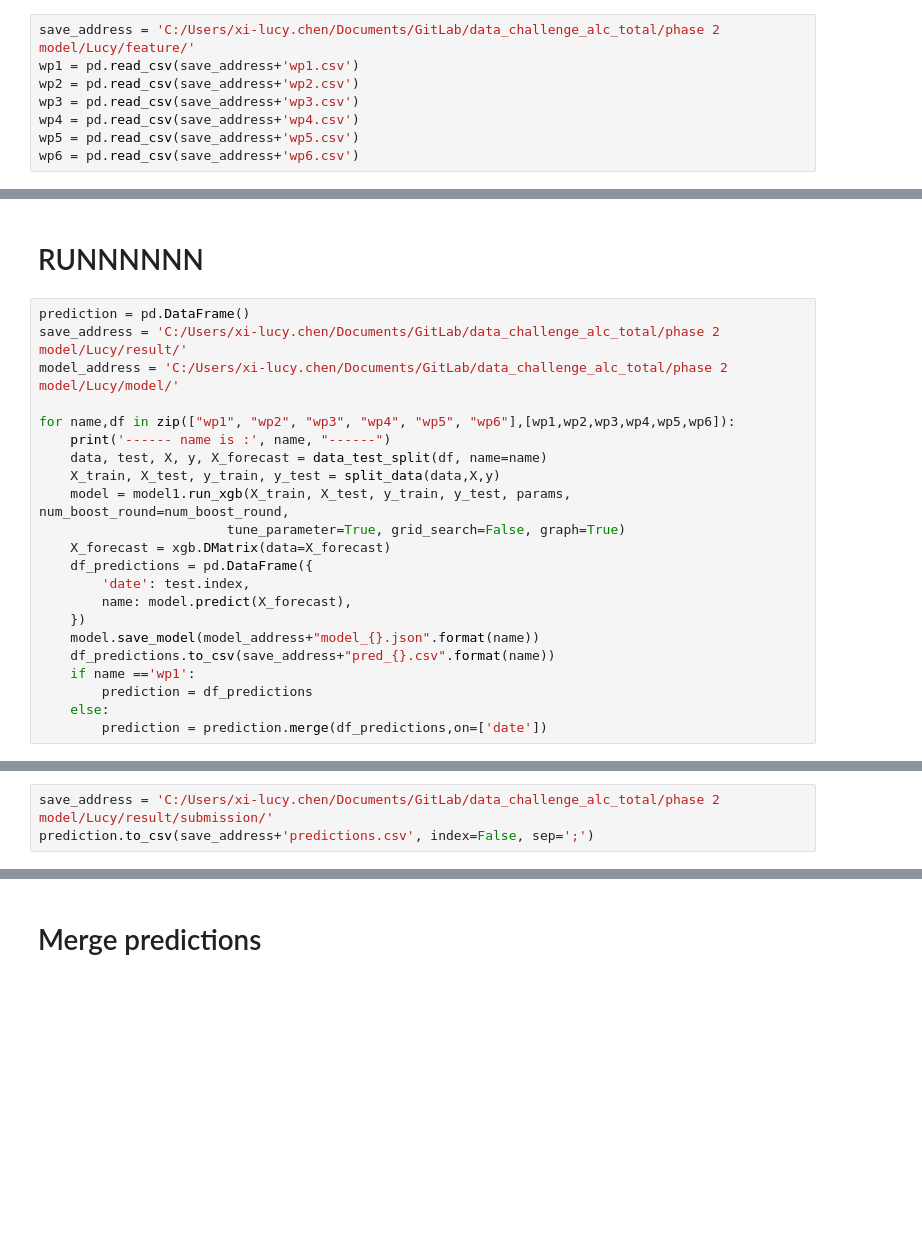
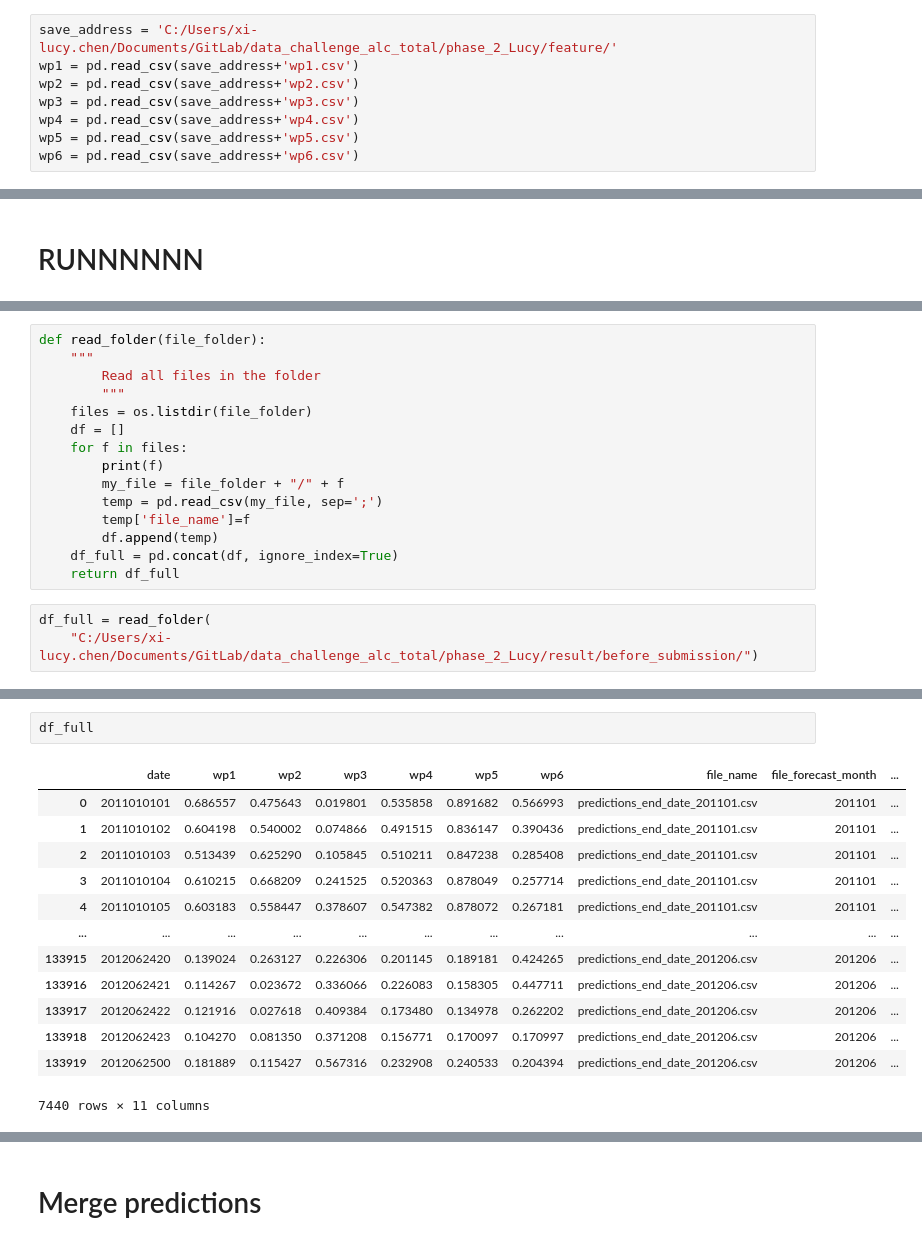
Before and after one commit to Lucy-X-Chen/data_challenge_alc_total, a Jupyter notebook: phase_2_Lucy/model_1_xg-boost.ipynb, the cells around one changed output, grey strips where cells are left out. Cells and saved outputs as stored; diff of their text form; blank space fills up the shorter version.

```diff
--- a/phase_2_Lucy/model_1_xg-boost.ipynb
+++ b/phase_2_Lucy/model_1_xg-boost.ipynb
@@ -8,7 +8,7 @@ warnings.filterwarnings("ignore")
 # %% [markdown]
 # Load data
 # %%
-save_address = 'C:/Users/xi-lucy.chen/Documents/GitLab/data_challenge_alc_total/phase 2 model/Lucy/feature/'
+save_address = 'C:/Users/xi-lucy.chen/Documents/GitLab/data_challenge_alc_total/phase_2_Lucy/feature/'
 wp1 = pd.read_csv(save_address+'wp1.csv')
 wp2 = pd.read_csv(save_address+'wp2.csv')
 wp3 = pd.read_csv(save_address+'wp3.csv')
@@ -89,25 +92,3 @@ def prediction(X_forecast, test, model, name):
     return df_predictions
 # %% [markdown]
 # RUNNNNNN
-# %%
-prediction = pd.DataFrame()
-save_address = 'C:/Users/xi-lucy.chen/Documents/GitLab/data_challenge_alc_total/phase 2 model/Lucy/result/'
-model_address = 'C:/Users/xi-lucy.chen/Documents/GitLab/data_challenge_alc_total/phase 2 model/Lucy/model/'
-
-for name,df in zip(["wp1", "wp2", "wp3", "wp4", "wp5", "wp6"],[wp1,wp2,wp3,wp4,wp5,wp6]):
-    print('------ name is :', name, "------")
-    data, test, X, y, X_forecast = data_test_split(df, name=name)
-    X_train, X_test, y_train, y_test = split_data(data,X,y)
-    model = model1.run_xgb(X_train, X_test, y_train, y_test, params, num_boost_round=num_boost_round,
-                        tune_parameter=True, grid_search=False, graph=True)
-    X_forecast = xgb.DMatrix(data=X_forecast)
-    df_predictions = pd.DataFrame({
-        'date': test.index,
-        name: model.predict(X_forecast),
-    })
-    model.save_model(model_address+"model_{}.json".format(name))
-    df_predictions.to_csv(save_address+"pred_{}.csv".format(name))
-    if name =='wp1':
-        prediction = df_predictions
-    else:
-        prediction = prediction.merge(df_predictions,on=['date'])
@@ -200,3 +256,18 @@ prediction.drop(columns='date1', inplace=True)
+# %%
+def read_folder(file_folder):
+    """
+        Read all files in the folder
+        """
+    files = os.listdir(file_folder)
+    df = []
+    for f in files:
+        print(f)
+        my_file = file_folder + "/" + f
+        temp = pd.read_csv(my_file, sep=';')
+        temp['file_name']=f
+        df.append(temp)
+    df_full = pd.concat(df, ignore_index=True)
+    return df_full
 # %%
-save_address = 'C:/Users/xi-lucy.chen/Documents/GitLab/data_challenge_alc_total/phase 2 model/Lucy/result/submission/'
-prediction.to_csv(save_address+'predictions.csv', index=False, sep=';')
+df_full = read_folder(
+    "C:/Users/xi-lucy.chen/Documents/GitLab/data_challenge_alc_total/phase_2_Lucy/result/before_submission/")
@@ -202,0 +293,16 @@ prediction.to_csv(save_address+'predictions.csv', index=False, sep=';')
+# %%
+df_full
+# %% [output]
+|  | date | wp1 | wp2 | wp3 | wp4 | wp5 | wp6 | file_name | file_forecast_month | ... |
+| 0 | 2011010101 | 0.686557 | 0.475643 | 0.019801 | 0.535858 | 0.891682 | 0.566993 | predictions_end_date_201101.csv | 201101 | ... |
+| 1 | 2011010102 | 0.604198 | 0.540002 | 0.074866 | 0.491515 | 0.836147 | 0.390436 | predictions_end_date_201101.csv | 201101 | ... |
+| 2 | 2011010103 | 0.513439 | 0.625290 | 0.105845 | 0.510211 | 0.847238 | 0.285408 | predictions_end_date_201101.csv | 201101 | ... |
+| 3 | 2011010104 | 0.610215 | 0.668209 | 0.241525 | 0.520363 | 0.878049 | 0.257714 | predictions_end_date_201101.csv | 201101 | ... |
+| 4 | 2011010105 | 0.603183 | 0.558447 | 0.378607 | 0.547382 | 0.878072 | 0.267181 | predictions_end_date_201101.csv | 201101 | ... |
+| ... | ... | ... | ... | ... | ... | ... | ... | ... | ... | ... |
+| 133915 | 2012062420 | 0.139024 | 0.263127 | 0.226306 | 0.201145 | 0.189181 | 0.424265 | predictions_end_date_201206.csv | 201206 | ... |
+| 133916 | 2012062421 | 0.114267 | 0.023672 | 0.336066 | 0.226083 | 0.158305 | 0.447711 | predictions_end_date_201206.csv | 201206 | ... |
+| 133917 | 2012062422 | 0.121916 | 0.027618 | 0.409384 | 0.173480 | 0.134978 | 0.262202 | predictions_end_date_201206.csv | 201206 | ... |
+| 133918 | 2012062423 | 0.104270 | 0.081350 | 0.371208 | 0.156771 | 0.170097 | 0.170997 | predictions_end_date_201206.csv | 201206 | ... |
+| 133919 | 2012062500 | 0.181889 | 0.115427 | 0.567316 | 0.232908 | 0.240533 | 0.204394 | predictions_end_date_201206.csv | 201206 | ... |
+7440 rows × 11 columns
```
Also changed, not shown: parts of 11 cells of this notebook, 4 other files.
